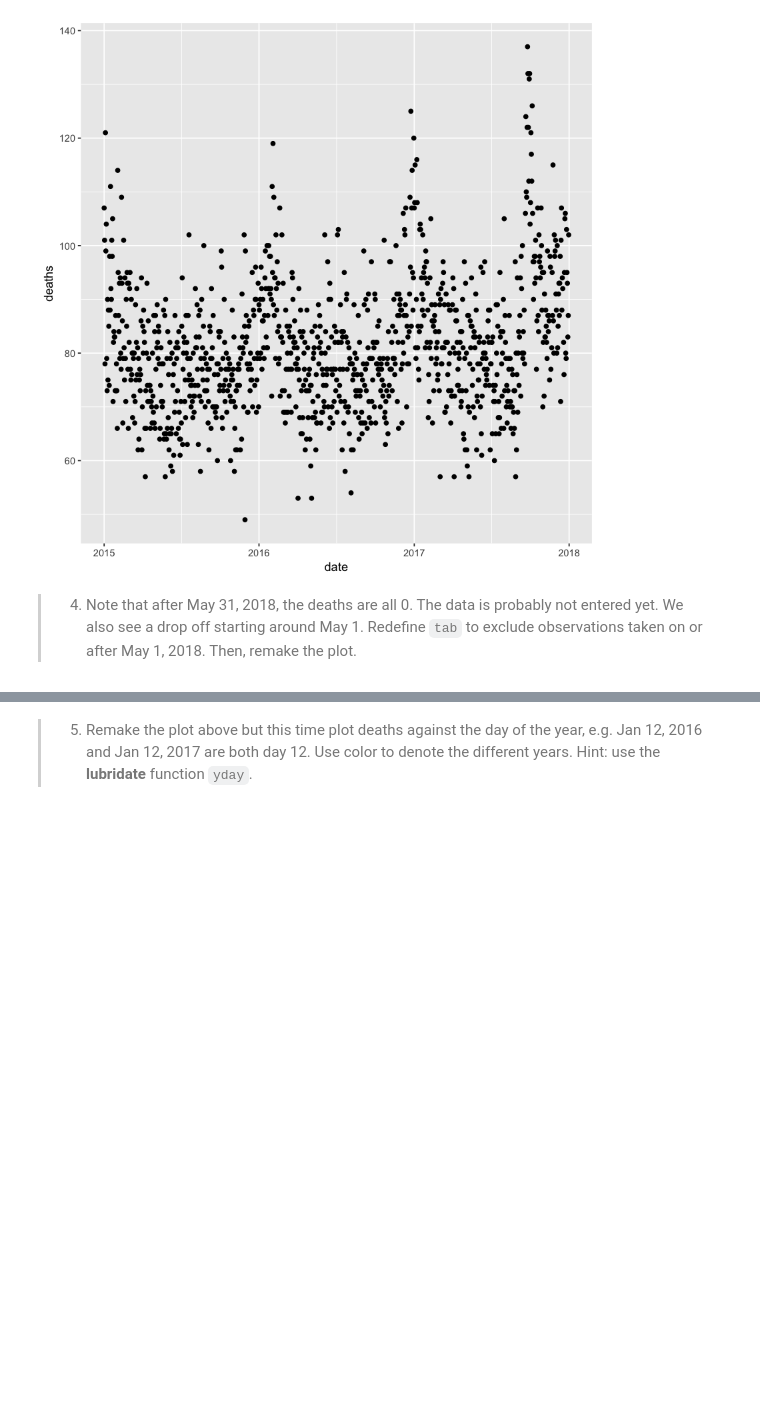
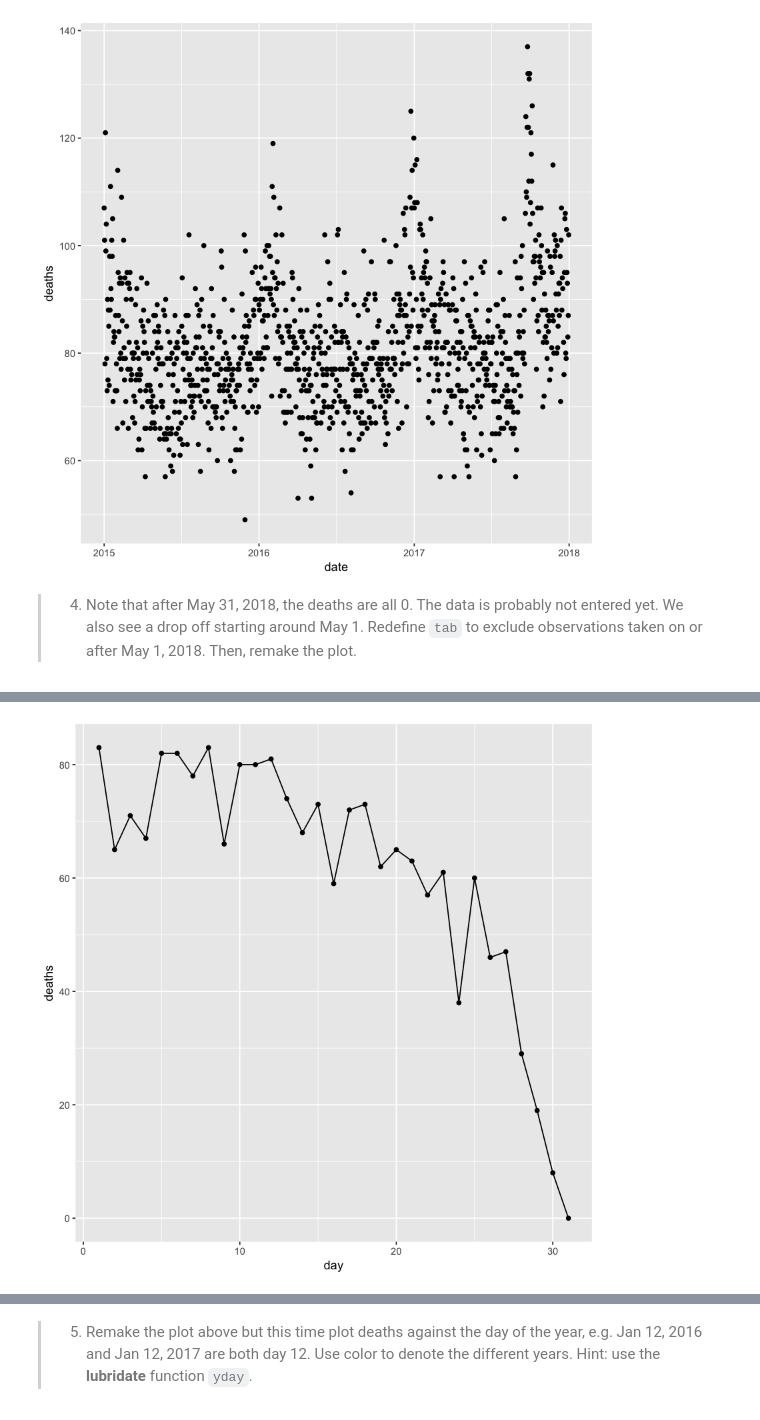
Before and after one commit to mldwr/dsbook_exercises, a Jupyter notebook: ex_41_dates_and_times.ipynb, the cells around one changed output, grey strips where cells are left out. Saved outputs shown, nothing was run; the diff lists cells and outputs as text; code cells hidden in the pictures; blank space fills up the shorter version.

```diff
--- a/ex_41_dates_and_times.ipynb
+++ b/ex_41_dates_and_times.ipynb
@@ -94,0 +116,4 @@ Warning message:
+# %%
+tab_201805 %>% ggplot(aes(day,deaths)) + geom_line() + geom_point()
+# %% [output]
+[figure, added]
```
Also changed, not shown: parts of 8 cells of this notebook.
